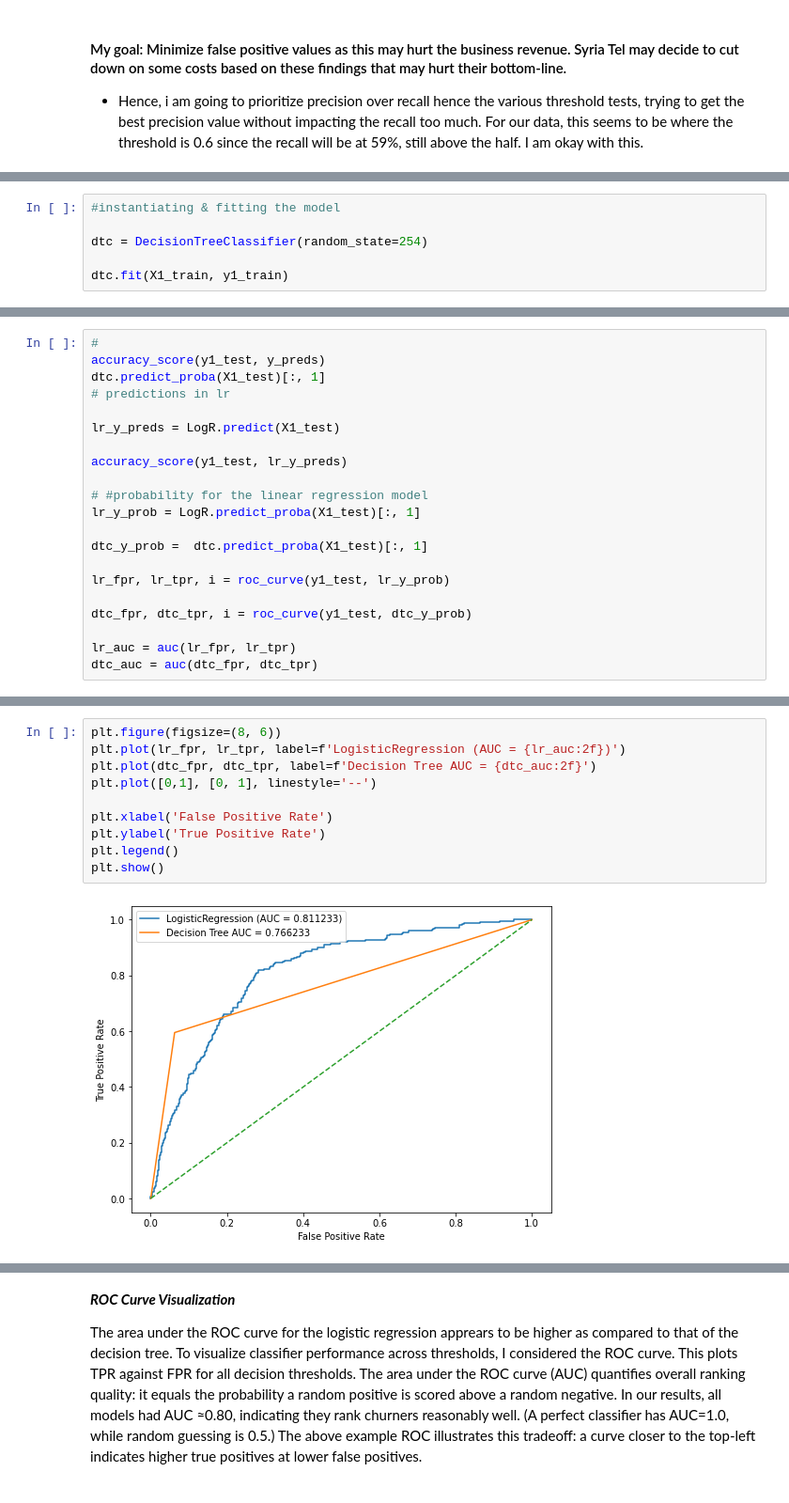
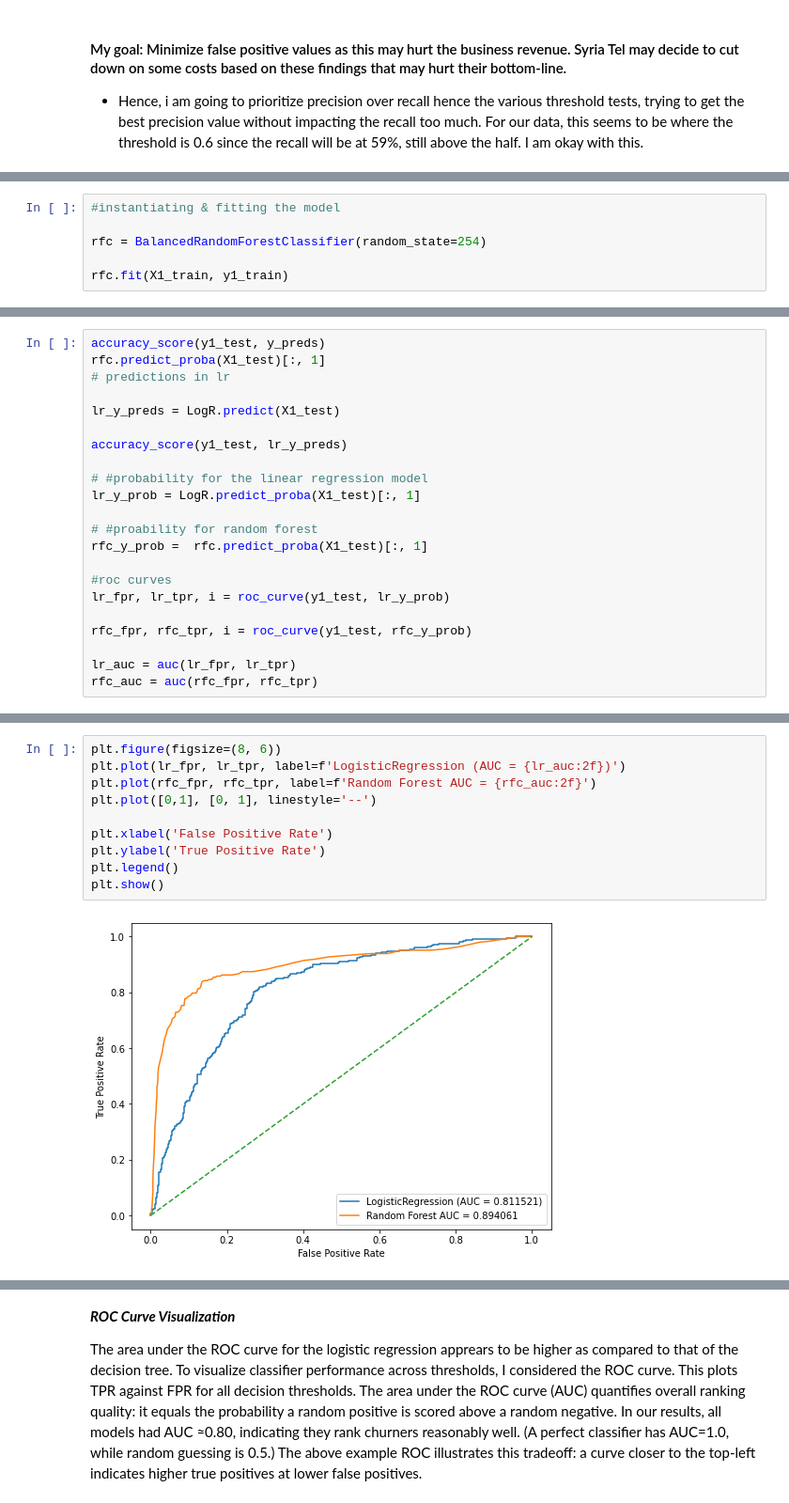
Before and after one commit to Gitungo/DSF_Project3, a Jupyter notebook: Project_Phase3.ipynb, the cells around one changed output, grey strips where cells are left out. Shown at 94% size. Cells and saved outputs as stored; diff of their text form.

```diff
--- a/Project_Phase3.ipynb
+++ b/Project_Phase3.ipynb
@@ -449,7 +480,7 @@ X1_train, X1_test, y1_train, y1_test = train_test_split(X1,y1, train_size=0.5,ra
 # %%
 #instantiating & fitting the model
 
-dtc = DecisionTreeClassifier(random_state=254)
+rfc = BalancedRandomForestClassifier(random_state=254)
 
-dtc.fit(X1_train, y1_train)
+rfc.fit(X1_train, y1_train)
 # %% [output]
@@ -463,7 +494,6 @@ y_preds = dtc.predict(X1_test)
 # %%
-#
 accuracy_score(y1_test, y_preds)
-dtc.predict_proba(X1_test)[:, 1]
+rfc.predict_proba(X1_test)[:, 1]
 # predictions in lr
 
 lr_y_preds = LogR.predict(X1_test)
@@ -473,11 +503,13 @@ accuracy_score(y1_test, lr_y_preds)
 # #probability for the linear regression model
 lr_y_prob = LogR.predict_proba(X1_test)[:, 1]
 
-dtc_y_prob =  dtc.predict_proba(X1_test)[:, 1]
+# #proability for random forest
+rfc_y_prob =  rfc.predict_proba(X1_test)[:, 1]
 
+#roc curves
 lr_fpr, lr_tpr, i = roc_curve(y1_test, lr_y_prob)
 
-dtc_fpr, dtc_tpr, i = roc_curve(y1_test, dtc_y_prob)
+rfc_fpr, rfc_tpr, i = roc_curve(y1_test, rfc_y_prob)
 
 lr_auc = auc(lr_fpr, lr_tpr)
-dtc_auc = auc(dtc_fpr, dtc_tpr)
+rfc_auc = auc(rfc_fpr, rfc_tpr)
@@ -497,12 +545,12 @@ Accurancy score of the decision tree fitted:0.887 (88.7%)
 # %%
 plt.figure(figsize=(8, 6))
 plt.plot(lr_fpr, lr_tpr, label=f'LogisticRegression (AUC = {lr_auc:2f})')
-plt.plot(dtc_fpr, dtc_tpr, label=f'Decision Tree AUC = {dtc_auc:2f}')
+plt.plot(rfc_fpr, rfc_tpr, label=f'Random Forest AUC = {rfc_auc:2f}')
 plt.plot([0,1], [0, 1], linestyle='--')
 
 plt.xlabel('False Positive Rate')
 plt.ylabel('True Positive Rate')
 plt.legend()
 plt.show()
 # %% [output]
-[figure, old version]
+[figure, new version]
```
Also changed, not shown: parts of 14 cells of this notebook.
